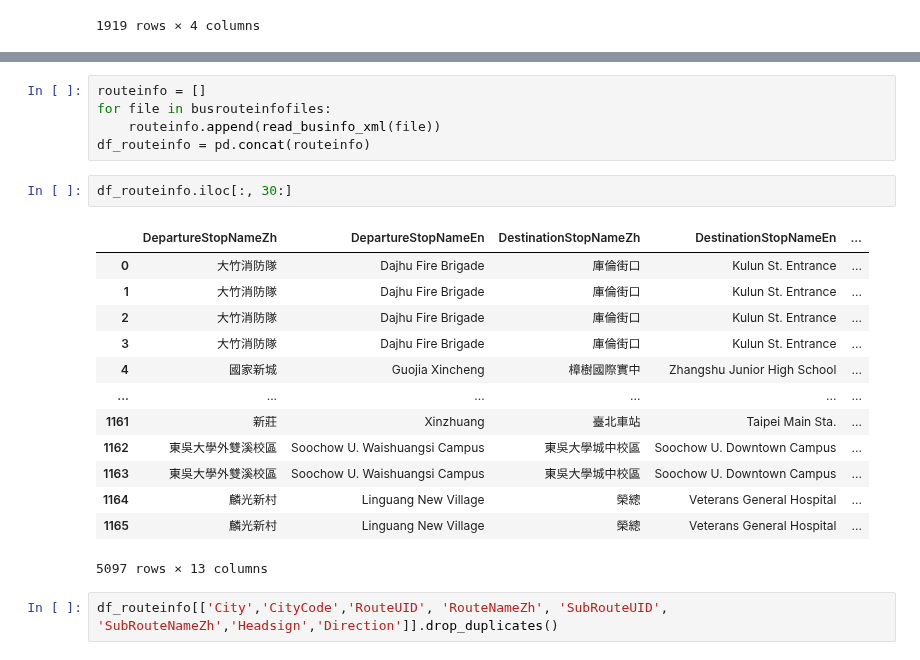
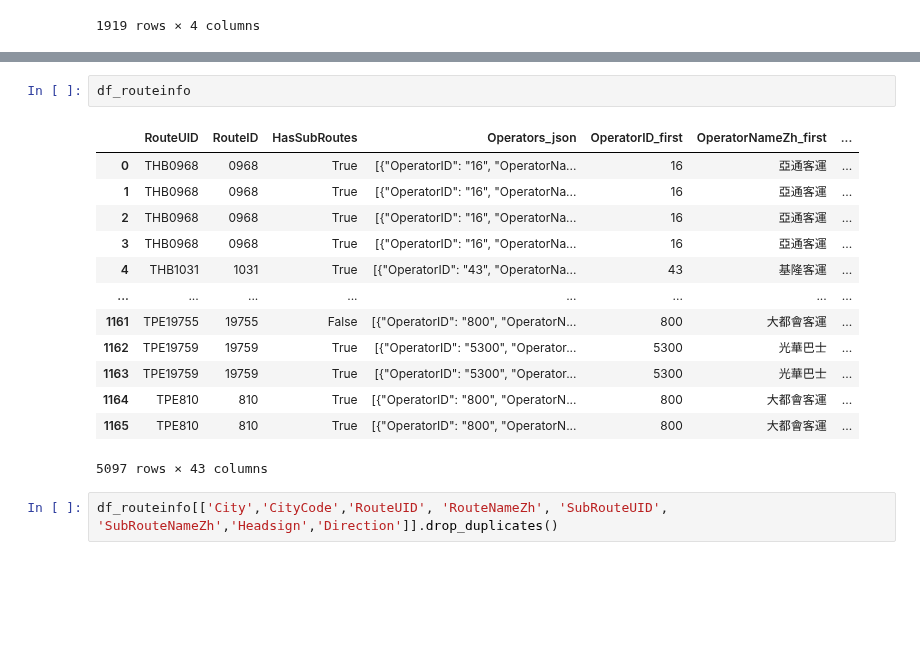
Before and after one commit to KaiChiehKJ/THI-6800-BusTicket, a Jupyter notebook: 04_SelectSegment.ipynb, the cells around one changed output, grey strips where cells are left out. Saved outputs shown, nothing was run; the diff lists cells and outputs as text; blank space fills up the shorter version.

```diff
--- a/04_SelectSegment.ipynb
+++ b/04_SelectSegment.ipynb
@@ -766,24 +293,19 @@ def read_businfo_xml(xml_path: str) -> pd.DataFrame:
 # %%
-routeinfo = []
-for file in busrouteinfofiles:
-    routeinfo.append(read_businfo_xml(file))
-df_routeinfo = pd.concat(routeinfo)
+df_routeinfo
+# %% [output]
+|  | RouteUID | RouteID | HasSubRoutes | Operators_json | OperatorID_first | OperatorNameZh_first | ... |
+| 0 | THB0968 | 0968 | True | [{"OperatorID": "16", "OperatorNa... | 16 | 亞通客運 | ... |
+| 1 | THB0968 | 0968 | True | [{"OperatorID": "16", "OperatorNa... | 16 | 亞通客運 | ... |
+| 2 | THB0968 | 0968 | True | [{"OperatorID": "16", "OperatorNa... | 16 | 亞通客運 | ... |
+| 3 | THB0968 | 0968 | True | [{"OperatorID": "16", "OperatorNa... | 16 | 亞通客運 | ... |
+| 4 | THB1031 | 1031 | True | [{"OperatorID": "43", "OperatorNa... | 43 | 基隆客運 | ... |
+| ... | ... | ... | ... | ... | ... | ... | ... |
+| 1161 | TPE19755 | 19755 | False | [{"OperatorID": "800", "OperatorN... | 800 | 大都會客運 | ... |
+| 1162 | TPE19759 | 19759 | True | [{"OperatorID": "5300", "Operator... | 5300 | 光華巴士 | ... |
+| 1163 | TPE19759 | 19759 | True | [{"OperatorID": "5300", "Operator... | 5300 | 光華巴士 | ... |
+| 1164 | TPE810 | 810 | True | [{"OperatorID": "800", "OperatorN... | 800 | 大都會客運 | ... |
+| 1165 | TPE810 | 810 | True | [{"OperatorID": "800", "OperatorN... | 800 | 大都會客運 | ... |
+5097 rows × 43 columns
-# %%
-df_routeinfo.iloc[:, 30:]
-# %% [output]
-|  | DepartureStopNameZh | DepartureStopNameEn | DestinationStopNameZh | DestinationStopNameEn | ... |
-| 0 | 大竹消防隊 | Dajhu Fire Brigade | 庫倫街口 | Kulun St. Entrance | ... |
-| 1 | 大竹消防隊 | Dajhu Fire Brigade | 庫倫街口 | Kulun St. Entrance | ... |
-| 2 | 大竹消防隊 | Dajhu Fire Brigade | 庫倫街口 | Kulun St. Entrance | ... |
-| 3 | 大竹消防隊 | Dajhu Fire Brigade | 庫倫街口 | Kulun St. Entrance | ... |
-| 4 | 國家新城 | Guojia Xincheng | 樟樹國際實中 | Zhangshu Junior High School | ... |
-| ... | ... | ... | ... | ... | ... |
-| 1161 | 新莊 | Xinzhuang | 臺北車站 | Taipei Main Sta. | ... |
-| 1162 | 東吳大學外雙溪校區 | Soochow U. Waishuangsi Campus | 東吳大學城中校區 | Soochow U. Downtown Campus | ... |
-| 1163 | 東吳大學外雙溪校區 | Soochow U. Waishuangsi Campus | 東吳大學城中校區 | Soochow U. Downtown Campus | ... |
-| 1164 | 麟光新村 | Linguang New Village | 榮總 | Veterans General Hospital | ... |
-| 1165 | 麟光新村 | Linguang New Village | 榮總 | Veterans General Hospital | ... |
-5097 rows × 13 columns
 # %%
 df_routeinfo[['City','CityCode','RouteUID', 'RouteNameZh', 'SubRouteUID', 'SubRouteNameZh','Headsign','Direction']].drop_duplicates()
 # %% [output]
```
Also changed, not shown: parts of 5 cells of this notebook.
